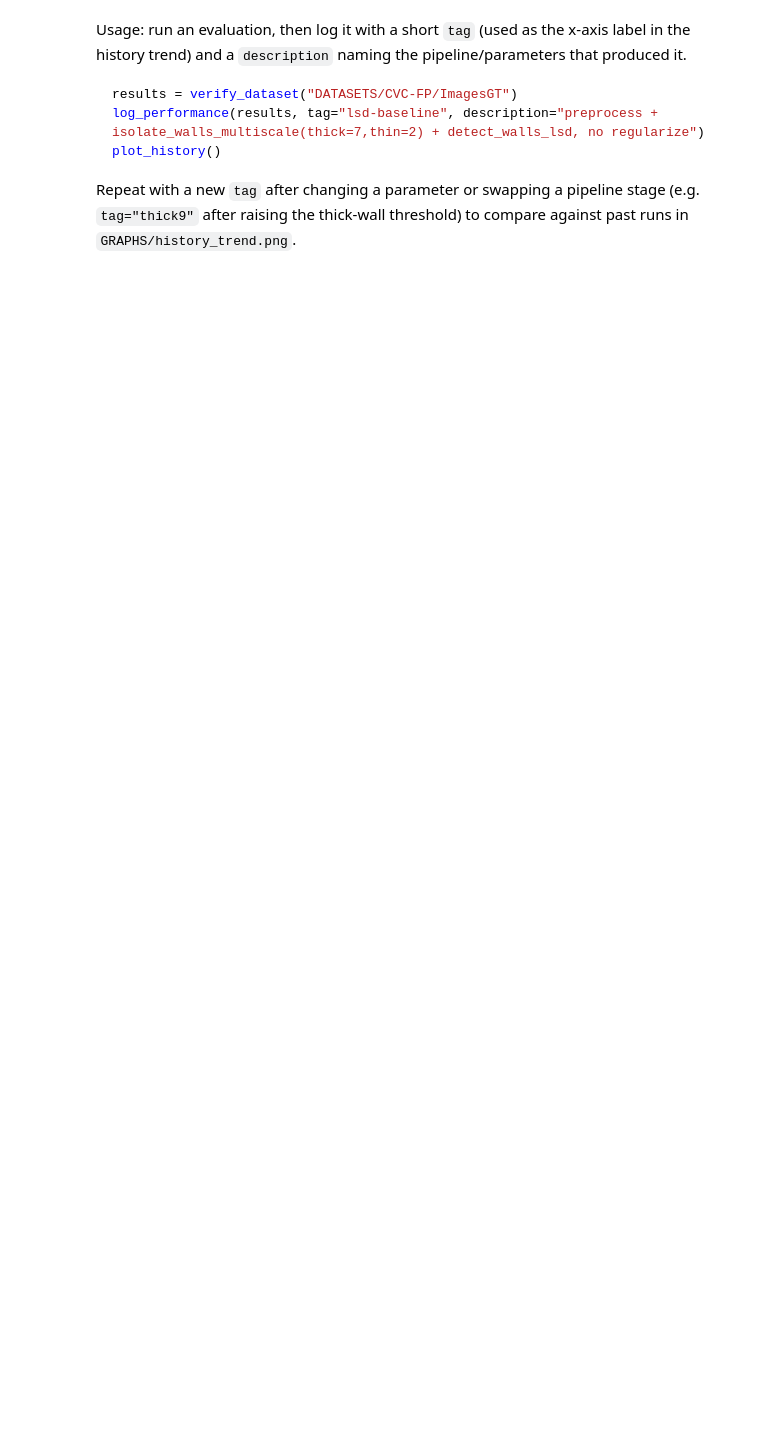
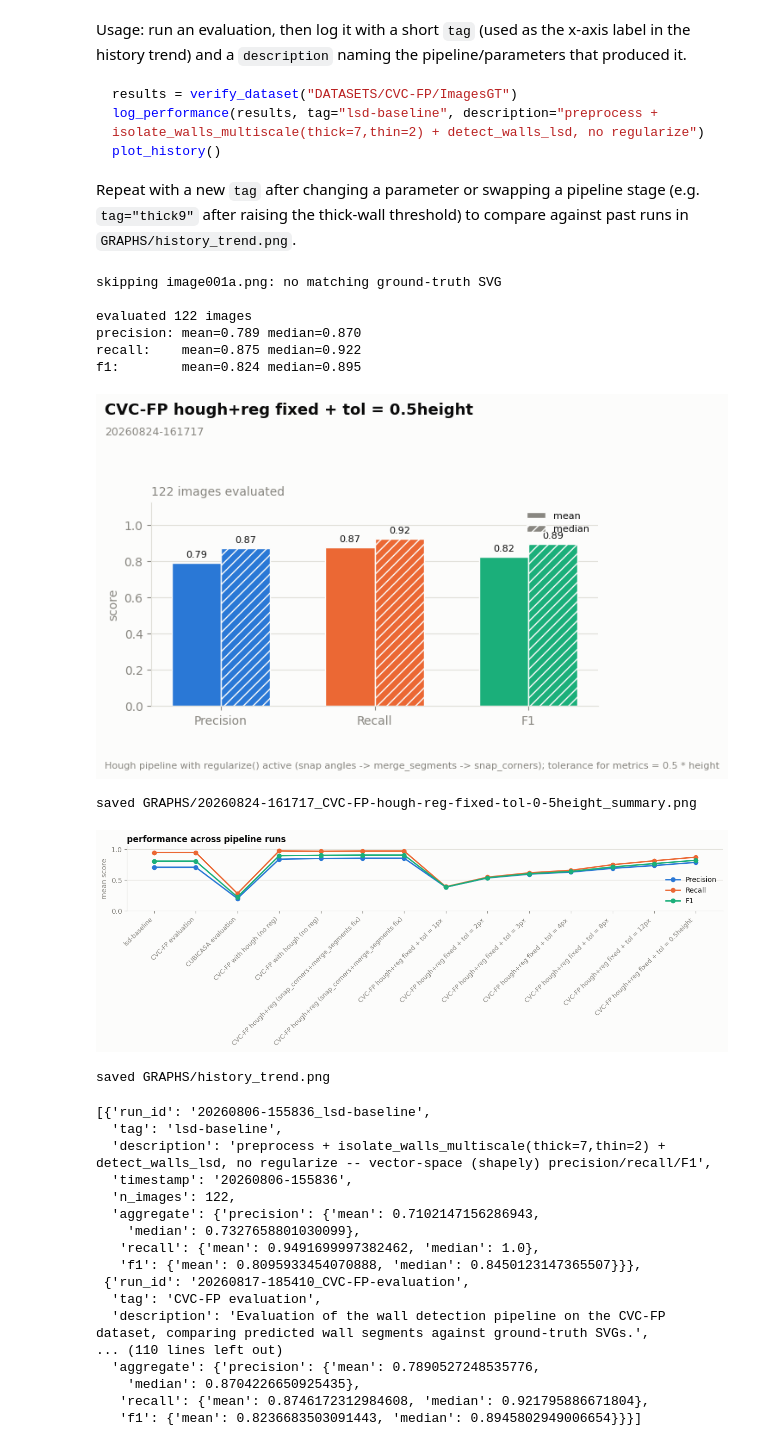
Before and after one commit to mirco-mattevi/FLOORPLAN-VECTORIZATION, a Jupyter notebook: main.ipynb, the cells around one changed output. Cells and saved outputs as stored; diff of their text form; code cells hidden in the pictures; blank space fills up the shorter version.

Commit message:
further evaluation + some improvement (mainly on merge_segments())

````diff
--- a/main.ipynb
+++ b/main.ipynb
@@ -332,8 +553,8 @@ def segments_to_svg(segments, shape, output_path, line_width=2):
 # %%
-img = cv2.imread (input("Enter the path to the images to preprocess: "))
-imgg = preprocess(img)
-imggg = isolate_walls_multiscale(imgg)
-imgggg = detect_walls_lsd(imggg)
+#img = cv2.imread (input("Enter the path to the images to preprocess: "))
+#imgg = preprocess(img)
+#imggg = isolate_walls_multiscale(imgg)
+#imgggg = detect_walls_lsd(imggg)
 #regularized = regularize(imgggg, img.shape[:2])
 #canvas = draw_regularized(regularized, img.shape[:2])
-svg = segments_to_svg(imgggg, img.shape[:2], "output.svg")
+#svg = segments_to_svg(imgggg, img.shape[:2], "output.svg")
@@ -449,7 +691,7 @@ buffer-tolerance precision/recall/F1 between predicted wall lines and the GT wal
 def compute_metrics(pred_segments, gt_polygons, img_shape, tolerance=None):
     h, w = img_shape
     if tolerance is None:
-        tolerance = max(3, round(0.01 * min(h, w))) # resolution-proportional
+        tolerance = max(3, round(0.005 * min(h, w))) # resolution-proportional
 
     # convert ground-truth polygons to centerline segments
     gt_lines = [LineString(wall_centerline(poly)) for poly in gt_polygons if len(poly) >= 3]
@@ -524,12 +795,21 @@ def evaluate_pair(img_path, svg_path):
     if declared_size is not None and declared_size != (w, h):
         raise ValueError(f"{svg_path} declares size {declared_size} but {img_path} is {(w, h)}")
 
-    # pipeline
-    binary_img = preprocess(img)
-    walls_mask = isolate_walls_multiscale(binary_img)
-    pred_segments = detect_walls_lsd(walls_mask)
+    # lsd pipeline
+    #binary_img = preprocess(img)
+    #walls_mask = isolate_walls_multiscale(binary_img)
+    #pred_segments = detect_walls_lsd(walls_mask)
+
+    # hough pipeline (feeds the regularization stage below)
+    bynary_img = preprocess(img)
+    walls_mask = isolate_walls_multiscale(bynary_img)
+    hough_img = detect_walls(walls_mask)
+
+    # regularize the raw hough segments (snap angles -> merge -> snap corners);
+    # this IS active and scored below, despite any older comments/tags saying otherwise
+    regularized_img = regularize(hough_img, img.shape[:2])
 
     gt_mask = rasterize_wall_polygons(polygons, (h, w)) # for visualize_wall_match's overlay only
-    metrics = compute_metrics(pred_segments, polygons, (h, w))
+    metrics = compute_metrics(regularized_img, polygons, (h, w))
 
-    return metrics, pred_segments, gt_mask, img
+    return metrics, regularized_img, gt_mask, img
@@ -766,3 +1114,39 @@ plot_history()
 ```
 
 Repeat with a new `tag` after changing a parameter or swapping a pipeline stage (e.g. `tag="thick9"` after raising the thick-wall threshold) to compare against past runs in `GRAPHS/history_trend.png`.
+# %%
+results = verify_dataset("DATASETS/CVC-FP/ImagesGT") # evaluate all images in the folder and print metrics
+log_performance(
+    results,
+    tag="CVC-FP hough+reg fixed + tol = 0.5height ",
+    description="Hough pipeline with regularize() active (snap angles -> merge_segments -> snap_corners); tolerance for metrics = 0.5 * height"
+)
+plot_history() # plot the history of all runs so far
+# %% [output]
+skipping image001a.png: no matching ground-truth SVG
+
+evaluated 122 images
+precision: mean=0.789 median=0.870
+recall:    mean=0.875 median=0.922
+f1:        mean=0.824 median=0.895
+[figure, added]
+saved GRAPHS/20260824-161717_CVC-FP-hough-reg-fixed-tol-0-5height_summary.png
+[figure, added]
+saved GRAPHS/history_trend.png
+[{'run_id': '20260806-155836_lsd-baseline',
+  'tag': 'lsd-baseline',
+  'description': 'preprocess + isolate_walls_multiscale(thick=7,thin=2) + detect_walls_lsd, no regularize -- vector-space (shapely) precision/recall/F1',
+  'timestamp': '20260806-155836',
+  'n_images': 122,
+  'aggregate': {'precision': {'mean': 0.7102147156286943,
+    'median': 0.7327658801030099},
+   'recall': {'mean': 0.9491699997382462, 'median': 1.0},
+   'f1': {'mean': 0.8095933454070888, 'median': 0.8450123147365507}}},
+ {'run_id': '20260817-185410_CVC-FP-evaluation',
+  'tag': 'CVC-FP evaluation',
+  'description': 'Evaluation of the wall detection pipeline on the CVC-FP dataset, comparing predicted wall segments against ground-truth SVGs.',
+... (110 lines left out)
+  'aggregate': {'precision': {'mean': 0.7890527248535776,
+    'median': 0.8704226650925435},
+   'recall': {'mean': 0.8746172312984608, 'median': 0.921795886671804},
+   'f1': {'mean': 0.8236683503091443, 'median': 0.8945802949006654}}}]
````
Also changed, not shown: parts of 32 cells of this notebook, 15 other files.
